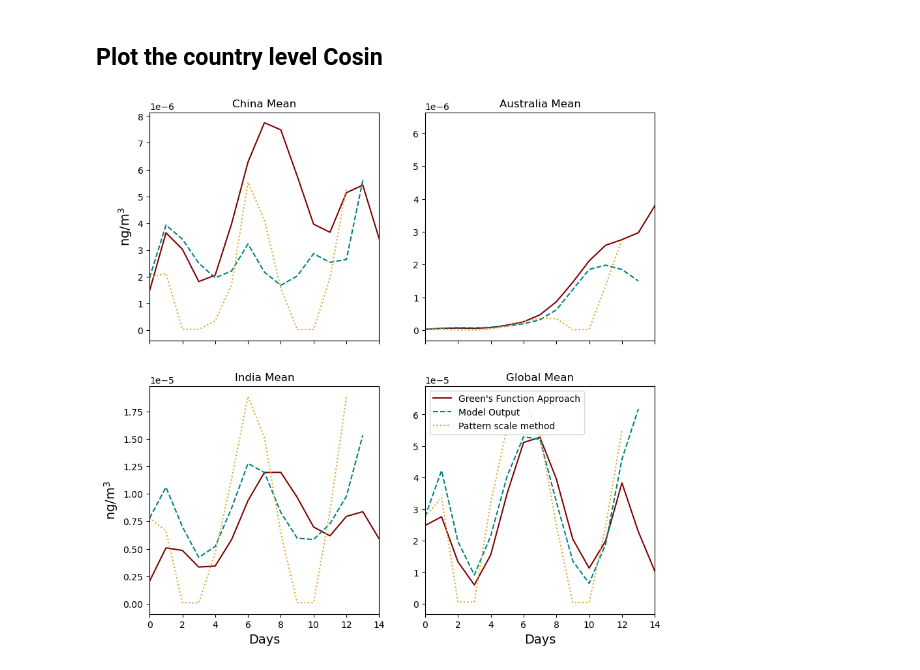
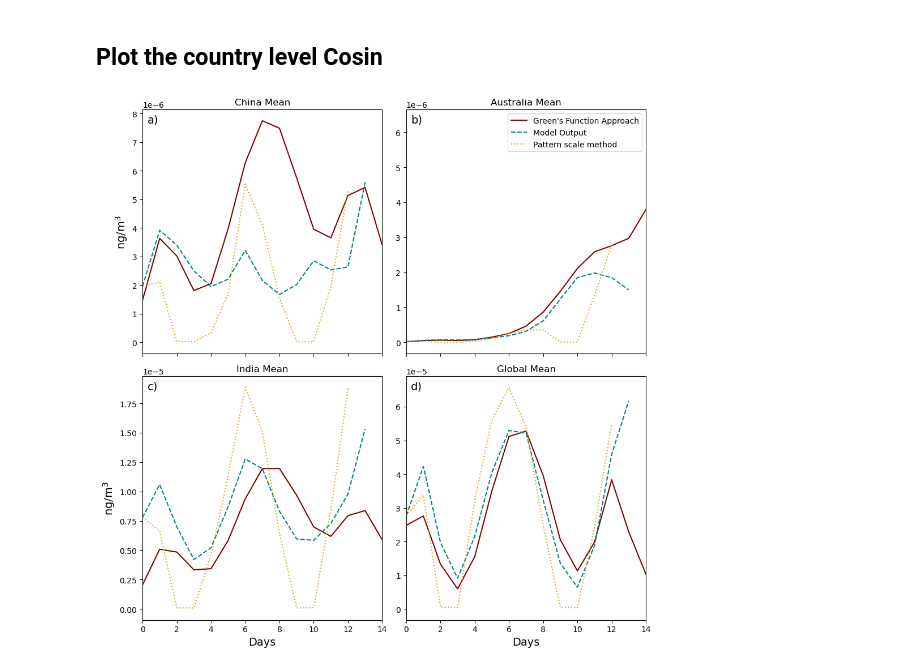
Before and after one commit to lfreese/BC-IRF, a Jupyter notebook: analysis_plotting/cosin_comparison.ipynb, the cells around one changed output. Cells and saved outputs as stored; diff of their text form; code cells hidden in the pictures.

```diff
--- a/analysis_plotting/cosin_comparison.ipynb
+++ b/analysis_plotting/cosin_comparison.ipynb
@@ -352,32 +354,40 @@ India
 ## Plot the country level Cosin
 # %%
 fig, axes = plt.subplots(2,2, figsize = (10,10), sharex = True, sharey = False)
-for ax, country_impacted in zip(axes.ravel(), countries):
-    ax.plot(indiv_country_conv_cos[country_impacted], label = 'Green\'s Function Approach', color = 'maroon')
-    ax.plot(indiv_country_cos[country_impacted]['BC_total'], linestyle = '--', label = 'Model Output', color = 'teal')
-    ax.plot(indiv_src_receptor[country_impacted]*emis_cos_profile, linestyle = ':', label = 'Pattern scale method', color = 'goldenrod')
-    ax.set_title(f'{country_impacted} Mean')
-    ax.set_ylabel(None)
-    ax.set_xlabel(None)
 
-    axes[0,0].set_ylabel('ng/m$^3$', fontsize = 14)
-    axes[1,0].set_ylabel('ng/m$^3$', fontsize = 14)
-    axes[1,0].set_xlabel('Days', fontsize = 14)
-    #ax.legend()
-    ax.set_xlim(0,14)
-
-ax1 = axes[1,1]
-ax1.plot(global_mean_conv_cos, label = 'Green\'s Function Approach', color = 'maroon')
-ax1.plot(full_cos['BC_total'], linestyle = '--', label = 'Model Output', color = 'teal')
-ax1.plot(mean_src_receptor_apprch*emis_cos_profile, linestyle = ':', label = 'Pattern scale method', color = 'goldenrod')
-ax1.legend()
-ax1.set_ylabel(None)
-ax1.set_xlabel('Days', fontsize = 14)
-ax1.set_title('Global Mean')
-ax1.set_xlim(0,14)
+# Define subplot labels
 
 
+subplot_labels = ['a)', 'b)', 'c)', 'd)']
 
+for ax, country_impacted, label in zip(axes.ravel(), countries + ['Global'], subplot_labels):
+    if label != 'd)':  # For country plots
+        ax.plot(indiv_country_conv_cos[country_impacted], label = 'Green\'s Function Approach', color = 'maroon')
+        ax.plot(indiv_country_cos[country_impacted]['BC_total'], linestyle = '--', label = 'Model Output', color = 'teal')
+        ax.plot(indiv_src_receptor[country_impacted]*emis_cos_profile, linestyle = ':', label = 'Pattern scale method', color = 'goldenrod')
+        ax.set_title(f'{country_impacted} Mean')
+        ax.set_ylabel(None)
+        ax.set_xlabel(None)
+        ax.set_xlim(0,14)
+    else:
+        ax.plot(global_mean_conv_cos, label = 'Green\'s Function Approach', color = 'maroon')
+        ax.plot(full_cos['BC_total'], linestyle = '--', label = 'Model Output', color = 'teal')
+        ax.plot(mean_src_receptor_apprch*emis_cos_profile, linestyle = ':', label = 'Pattern scale method', color = 'goldenrod')
+
+        ax.set_ylabel(None)
+        ax.set_xlabel('Days', fontsize = 14)
+        ax.set_title('Global Mean')
+        ax.set_xlim(0,14)
+    # Add subplot label
+    ax.text(0.02, 0.98, label, transform=ax.transAxes, fontsize=14,
+            verticalalignment='top', horizontalalignment='left')
+
+axes[0,0].set_ylabel('ng/m$^3$', fontsize = 14)
+axes[1,0].set_ylabel('ng/m$^3$', fontsize = 14)
+axes[1,0].set_xlabel('Days', fontsize = 14)
+axes[0,1].legend()
+
+plt.tight_layout()
 plt.savefig('../figures/paper/greens_functions/cosin_recreation.png', bbox_inches = 'tight', dpi = 350)
 # %% [output]
-[figure, old version]
+[figure, new version]
```
Also changed, not shown: parts of 9 cells of this notebook, 2 other files.
